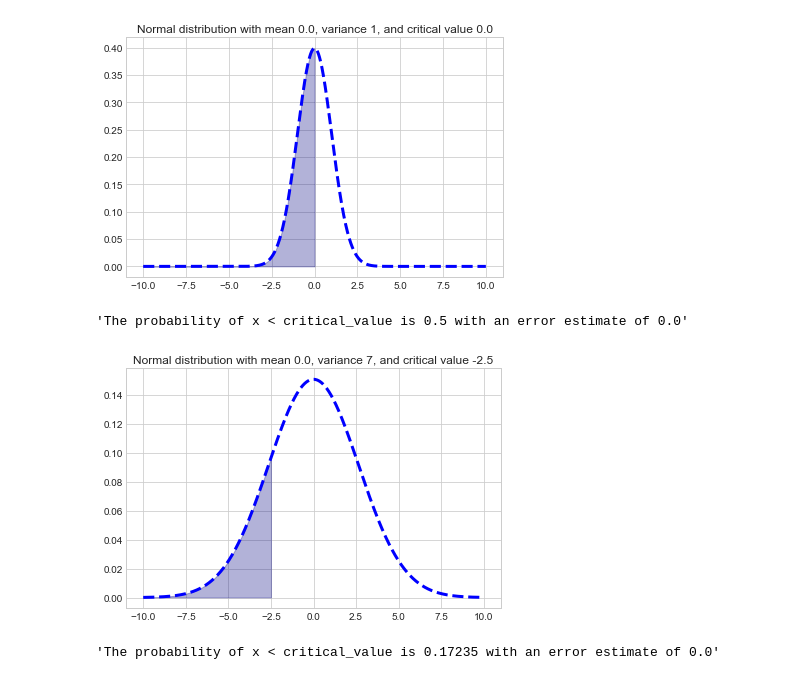
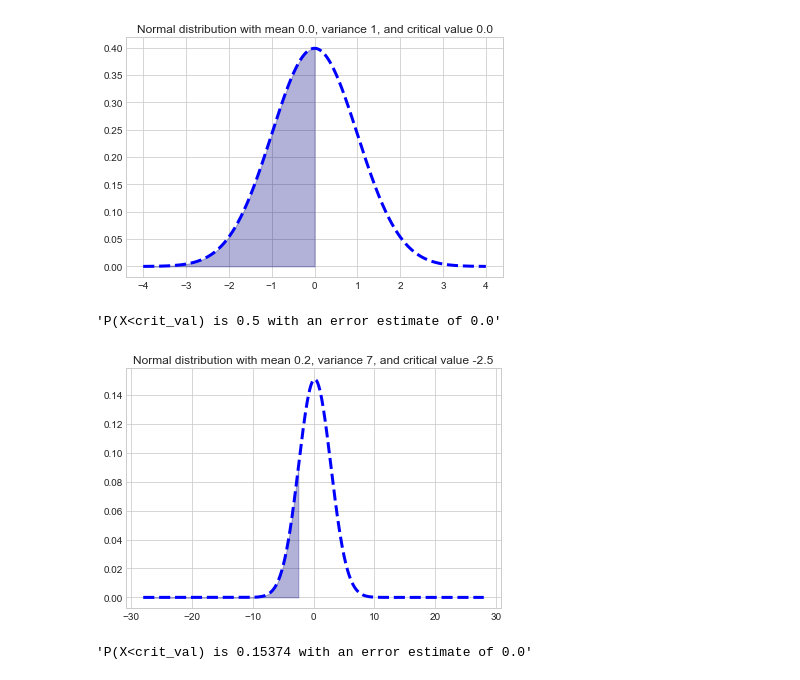
Before and after one commit to WillTirone/analysis_projects, a Jupyter notebook: OOP_Principles/Statistics_OOP.ipynb, the cells around one changed output. Drawn from its saved outputs; the diff is of its cells as text; code cells hidden in the pictures.

```diff
--- a/OOP_Principles/Statistics_OOP.ipynb
+++ b/OOP_Principles/Statistics_OOP.ipynb
@@ -8,21 +8,20 @@ import matplotlib.pyplot as plt
 plt.style.use('seaborn-whitegrid')
 # %%
 class Norm_rv:
+    """
+    Class to initialize a normal random variable with mean mu and variance sigma^2
 
+    Norm_rv(mean, variance, crit_value=0.0)
+    """
     def __init__(self, mean, variance, crit_value=0.0):
-
-        """
-        constructor to initialize a normal random variable with mean mu and variance sigma^2.
-        """
-
         self.mean = float(mean)
         self.sigma = float(m.sqrt(variance))
-        if variance < np.inf:
+        if variance >0 and variance < np.inf:
             self.variance = variance
         else:
-            raise ValueError('Enter a finite variance')
+            raise ValueError('Enter a variance between 0 and infinity')
         self.crit_value = float(crit_value)
-        self.x_range = np.linspace(-10, 10, 2000)
+        self.x_range = np.linspace(-4*self.variance, 4*self.variance, 500*self.variance)
 
     def __repr__(self):
         return f"Normal distribution with mean {self.mean}, variance {self.variance}, and critical value {self.crit_value}"
@@ -36,9 +35,8 @@ class Norm_rv:
         """
 
         return (1/(self.sigma*m.sqrt(2*m.pi)))*m.e**((-1/2)*((self.x_range-self.mean)/self.sigma)**2)
-        npt.assert_equal(1, round(sum(self.pdf),2))
+        npt.assert_equal(1, round(sum(self.pdf_value),2))
 
-    # fill function is filling the entire plot and not a certain area
     def plot_pdf(self, cv_probability=False):
 
         """
@@ -60,4 +58,4 @@ class Norm_rv:
     def probability_calc(self):
         f = lambda x: (1/(self.sigma*m.sqrt(2*m.pi)))*m.e**((-1/2)*((x-self.mean)/self.sigma)**2)
         self.probability, self.error_est = integrate.quad(f,-np.inf,self.crit_value)
-        return f"The probability of x < critical_value is {round(self.probability,5)} with an error estimate of {round(error_est,5)}"
+        return f"P(X<crit_val) is {round(self.probability,5)} with an error estimate of {round(self.error_est,5)}"
@@ -67,13 +119,13 @@ a = Norm_rv(0,1)
 a.plot_pdf()
 a.probability_calc()
 # %% [output]
-[figure, old version]
+[figure, new version]
-'The probability of x < critical_value is 0.5 with an error estimate of 0.0'
+'P(X<crit_val) is 0.5 with an error estimate of 0.0'
 # %%
 # mean = 0, variance = 7, and a critical value of -2.5
-b = Norm_rv(0,7,-2.5)
+b = Norm_rv(.2,7,-2.5)
 b.plot_pdf(cv_probability=True)
 b.probability_calc()
 # %% [output]
-[figure, old version]
+[figure, new version]
-'The probability of x < critical_value is 0.17235 with an error estimate of 0.0'
+'P(X<crit_val) is 0.15374 with an error estimate of 0.0'
```
Also changed, not shown: parts of 3 cells of this notebook.
